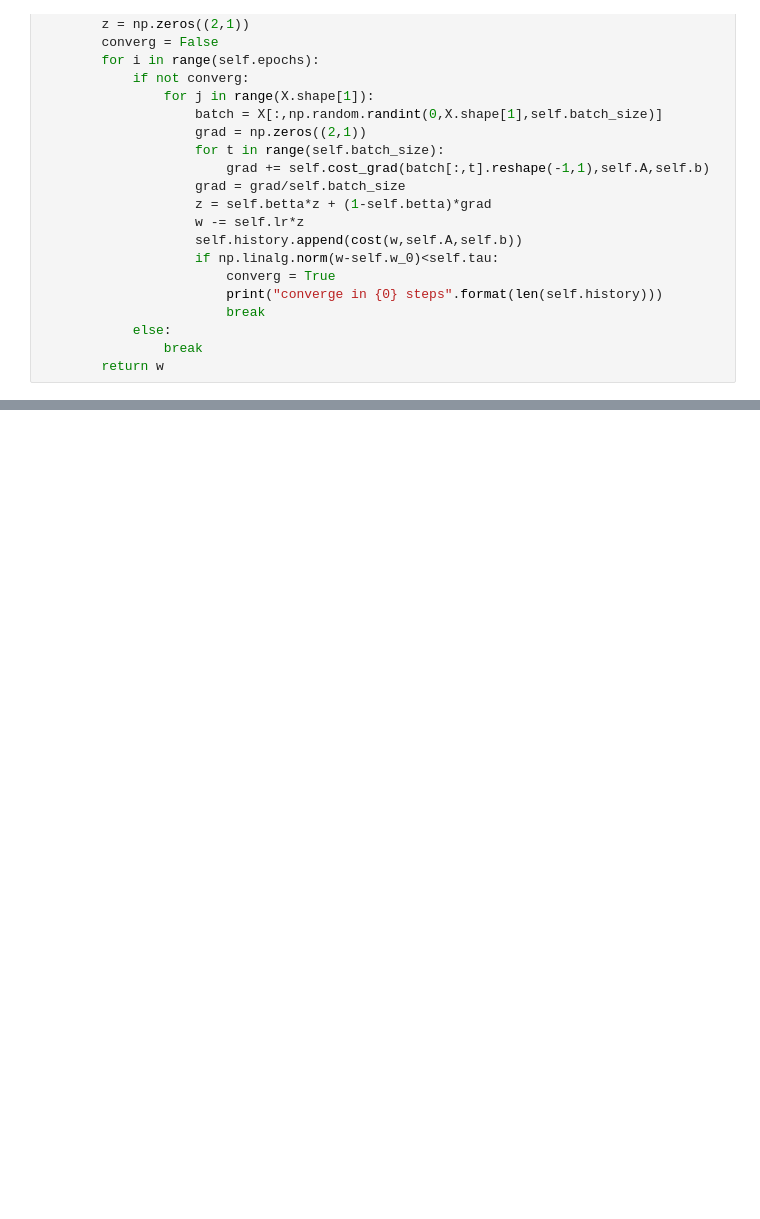
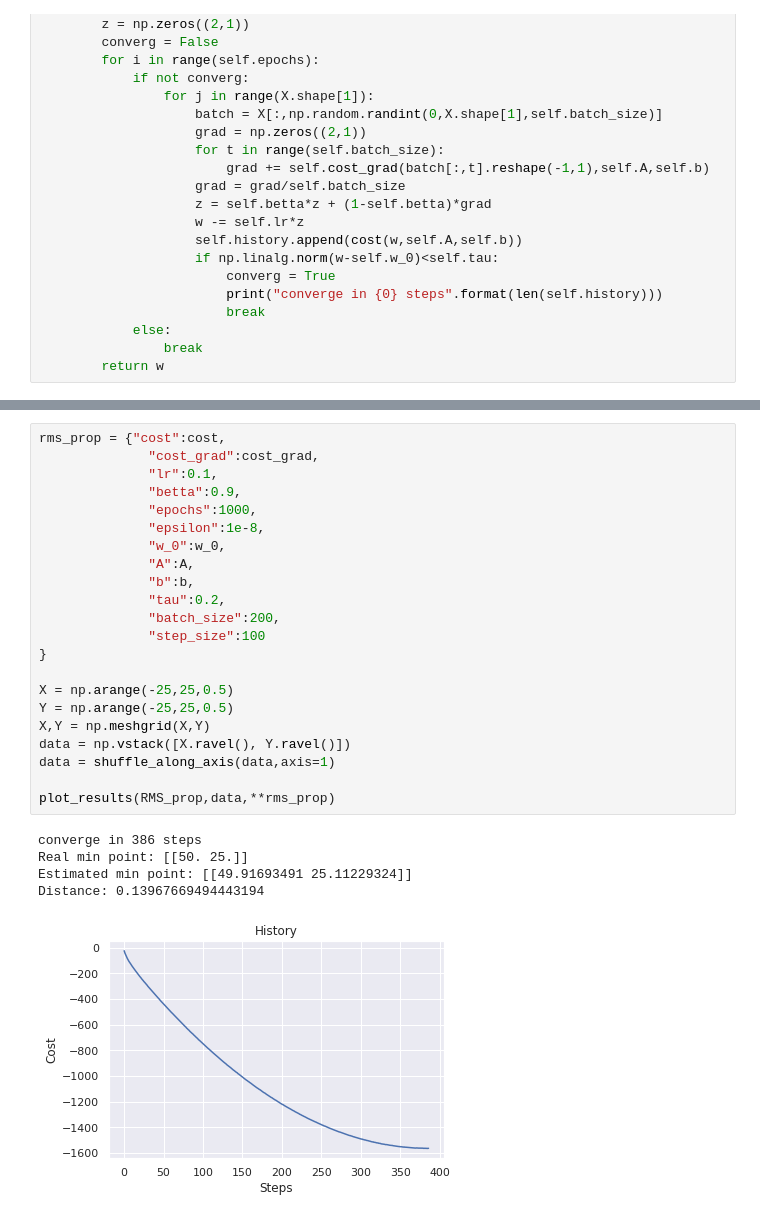
Before and after one commit to garikdza/ISTC_ML_course, a Jupyter notebook: Neural_Networks/Fully_Connected/Main_Optimizers.ipynb, the cells around one changed output, grey strips where cells are left out. Drawn from its saved outputs; the diff is of its cells as text; blank space fills up the shorter version.

```diff
--- a/Neural_Networks/Fully_Connected/Main_Optimizers.ipynb
+++ b/Neural_Networks/Fully_Connected/Main_Optimizers.ipynb
@@ -309,0 +362,28 @@ Distance: 0.8227018905187884
+# %%
+rms_prop = {"cost":cost,
+              "cost_grad":cost_grad,
+              "lr":0.1,
+              "betta":0.9,
+              "epochs":1000,
+              "epsilon":1e-8,
+              "w_0":w_0,
+              "A":A,
+              "b":b,
+              "tau":0.2,
+              "batch_size":200,
+              "step_size":100
+}
+
+X = np.arange(-25,25,0.5)
+Y = np.arange(-25,25,0.5)
+X,Y = np.meshgrid(X,Y)
+data = np.vstack([X.ravel(), Y.ravel()])
+data = shuffle_along_axis(data,axis=1)
+
+plot_results(RMS_prop,data,**rms_prop)
+# %% [output]
+converge in 386 steps
+Real min point: [[50. 25.]]
+Estimated min point: [[49.91693491 25.11229324]]
+Distance: 0.13967669494443194
+[figure, added]
```
Also changed, not shown: parts of 17 cells of this notebook.
